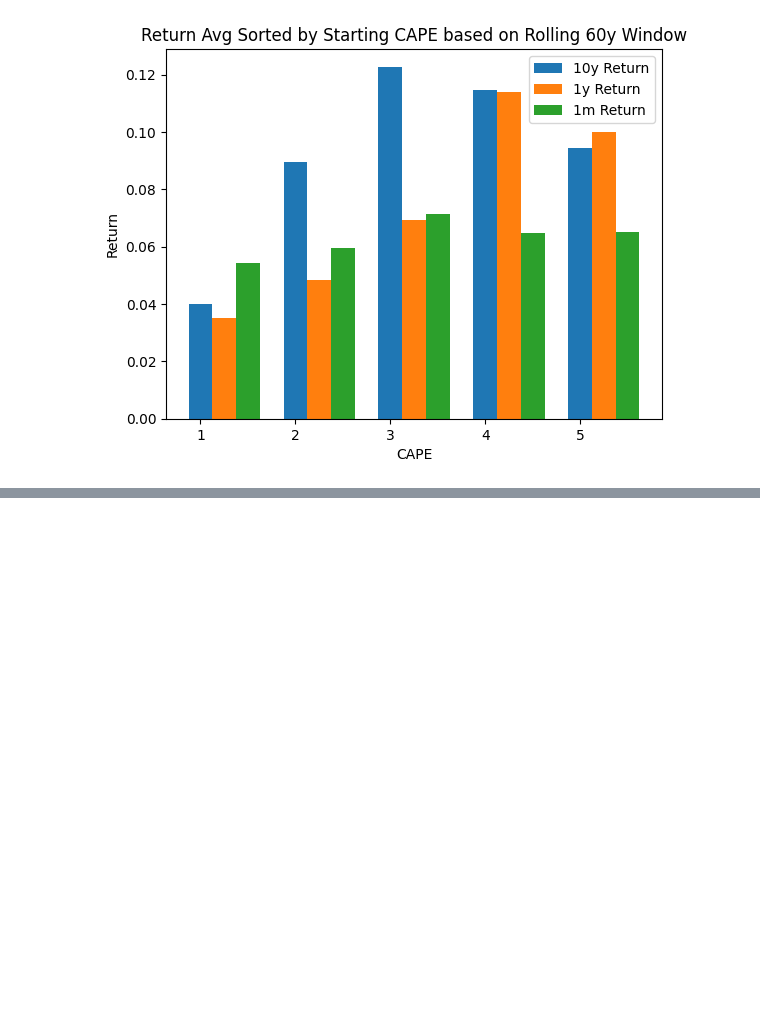
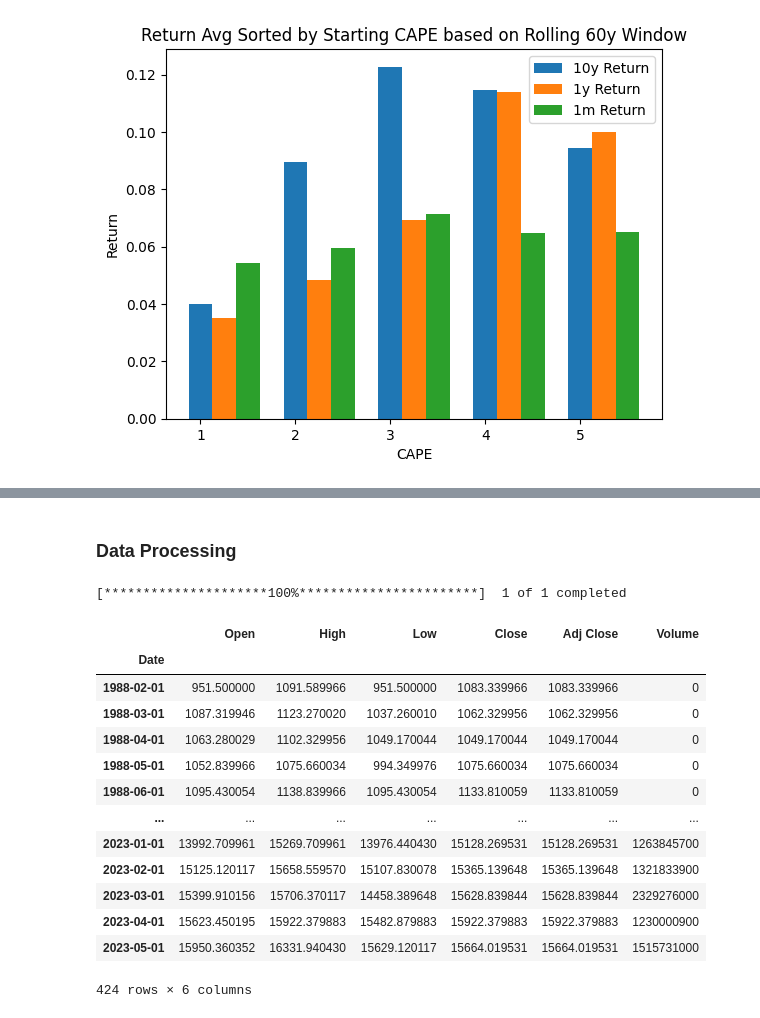
Before and after one commit to afoster28/efi-hw-mktTimingStrat, a Jupyter notebook: EFI_HW_Project_Foster.ipynb, the cells around one changed output, grey strips where cells are left out. Cells and saved outputs as stored; diff of their text form; code cells hidden in the pictures; blank space fills up the shorter version.

```diff
--- a/EFI_HW_Project_Foster.ipynb
+++ b/EFI_HW_Project_Foster.ipynb
@@ -180,0 +241,21 @@ plt.show()
+# %% [markdown]
+### Data Processing
+# %%
+raw_dax = yf.download("^GDAXI", start='1988-02-01', end='2023-05-31', interval='1mo')
+raw_dax
+# %% [output]
+[*********************100%***********************]  1 of 1 completed
+|  | Open | High | Low | Close | Adj Close | Volume |
+| Date |  |  |  |  |  |  |
+| 1988-02-01 | 951.500000 | 1091.589966 | 951.500000 | 1083.339966 | 1083.339966 | 0 |
+| 1988-03-01 | 1087.319946 | 1123.270020 | 1037.260010 | 1062.329956 | 1062.329956 | 0 |
+| 1988-04-01 | 1063.280029 | 1102.329956 | 1049.170044 | 1049.170044 | 1049.170044 | 0 |
+| 1988-05-01 | 1052.839966 | 1075.660034 | 994.349976 | 1075.660034 | 1075.660034 | 0 |
+| 1988-06-01 | 1095.430054 | 1138.839966 | 1095.430054 | 1133.810059 | 1133.810059 | 0 |
+| ... | ... | ... | ... | ... | ... | ... |
+| 2023-01-01 | 13992.709961 | 15269.709961 | 13976.440430 | 15128.269531 | 15128.269531 | 1263845700 |
+| 2023-02-01 | 15125.120117 | 15658.559570 | 15107.830078 | 15365.139648 | 15365.139648 | 1321833900 |
+| 2023-03-01 | 15399.910156 | 15706.370117 | 14458.389648 | 15628.839844 | 15628.839844 | 2329276000 |
+| 2023-04-01 | 15623.450195 | 15922.379883 | 15482.879883 | 15922.379883 | 15922.379883 | 1230000900 |
+| 2023-05-01 | 15950.360352 | 16331.940430 | 15629.120117 | 15664.019531 | 15664.019531 | 1515731000 |
+424 rows × 6 columns
```
Also changed, not shown: parts of 17 cells of this notebook, 5 other files.
